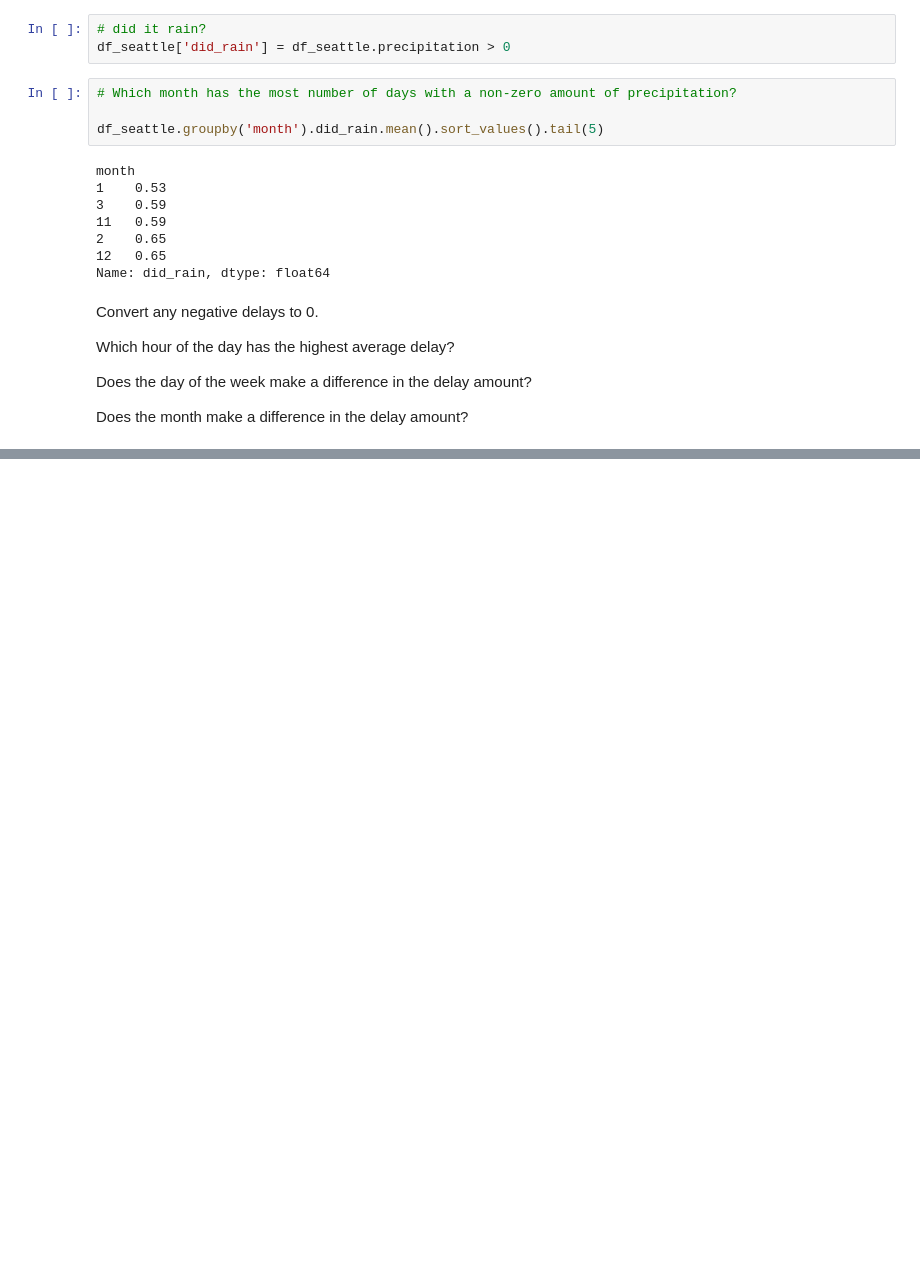
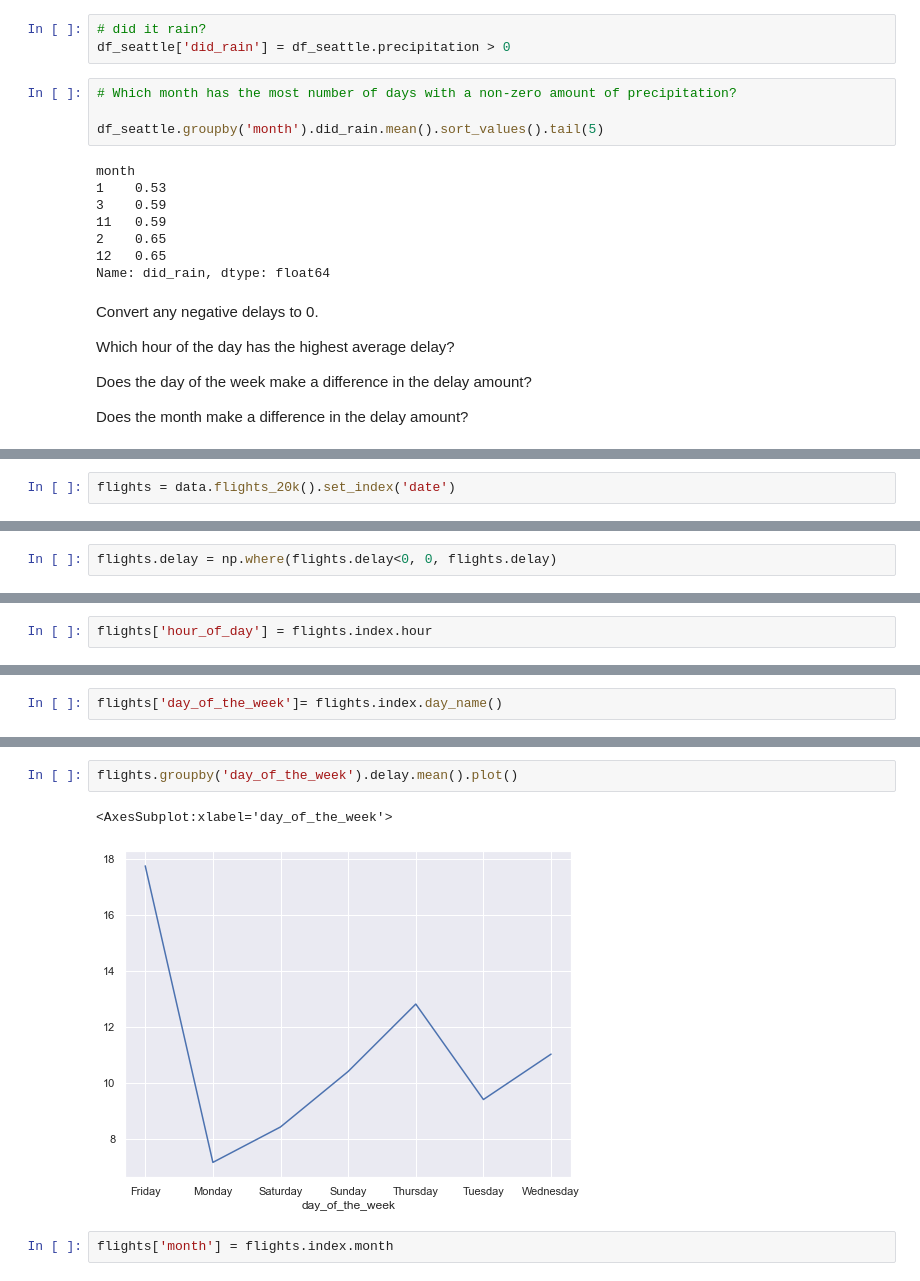
Before and after one commit to Olivert75/time-series-exercises, a Jupyter notebook: working_with_time_series_data.ipynb, the cells around one changed output, grey strips where cells are left out. Drawn from its saved outputs; the diff is of its cells as text; blank space fills up the shorter version.

```diff
--- a/working_with_time_series_data.ipynb
+++ b/working_with_time_series_data.ipynb
@@ -517,0 +543,2 @@ Does the month make a difference in the delay amount?
+# %%
+flights = data.flights_20k().set_index('date')
@@ -517,0 +567,2 @@ Does the month make a difference in the delay amount?
+# %%
+flights.delay = np.where(flights.delay<0, 0, flights.delay)
@@ -517,0 +595,2 @@ Does the month make a difference in the delay amount?
+# %%
+flights['hour_of_day'] = flights.index.hour
@@ -517,0 +617,2 @@ Does the month make a difference in the delay amount?
+# %%
+flights['day_of_the_week']= flights.index.day_name()
@@ -517,0 +631,7 @@ Does the month make a difference in the delay amount?
+# %%
+flights.groupby('day_of_the_week').delay.mean().plot()
+# %% [output]
+<AxesSubplot:xlabel='day_of_the_week'>
+[figure, added]
+# %%
+flights['month'] = flights.index.month
```
Also changed, not shown: parts of 25 cells of this notebook.
